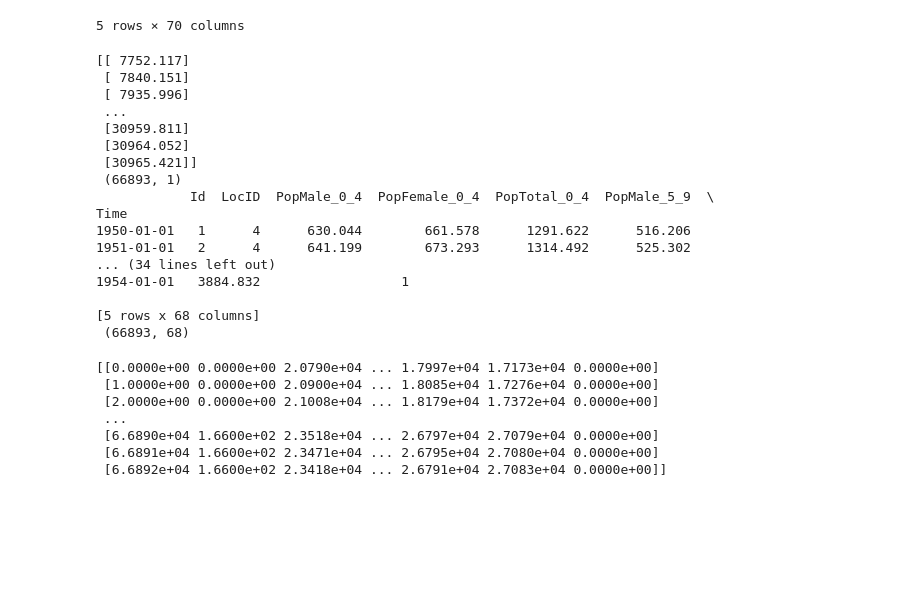
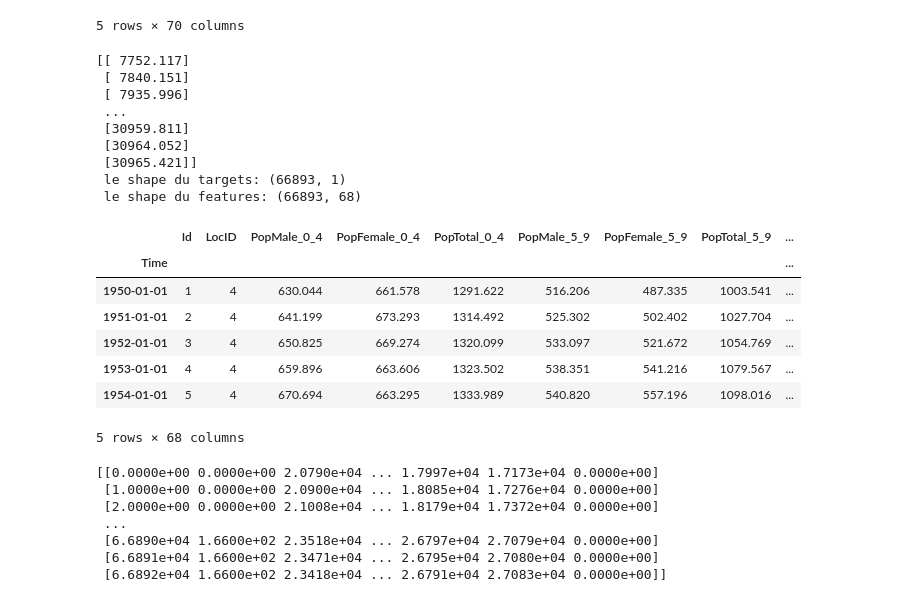
Before and after one commit to Dar-rius/PopulationAnalyze, a Jupyter notebook: machinLearning.ipynb, the cells around one changed output. Cells and saved outputs as stored; diff of their text form; code cells hidden in the pictures; blank space fills up the shorter version.

```diff
--- a/machinLearning.ipynb
+++ b/machinLearning.ipynb
@@ -24,31 +24,32 @@ df.head()
 # %%
 # select Target and Features
 #Targets
 y = df['PopTotal']
 y= y.values.reshape(-1,1)
-print(f"{y} \n {y.shape}")
+print(f"{y} \n le shape du targets: {y.shape}")
 
 #Features
 x = df.drop(['PopTotal', 'Location'], axis =1)
-print(f"{x.head()} \n {x.shape}")
+print(f" le shape du features: {x.shape}")
+x.head()
 # %% [output]
 [[ 7752.117]
  [ 7840.151]
  [ 7935.996]
  ...
  [30959.811]
  [30964.052]
  [30965.421]]
- (66893, 1)
-            Id  LocID  PopMale_0_4  PopFemale_0_4  PopTotal_0_4  PopMale_5_9  \
-Time
-1950-01-01   1      4      630.044        661.578      1291.622      516.206
-1951-01-01   2      4      641.199        673.293      1314.492      525.302
-... (34 lines left out)
-1954-01-01   3884.832                  1
-
-[5 rows x 68 columns]
- (66893, 68)
+ le shape du targets: (66893, 1)
+ le shape du features: (66893, 68)
+|  | Id | LocID | PopMale_0_4 | PopFemale_0_4 | PopTotal_0_4 | PopMale_5_9 | PopFemale_5_9 | PopTotal_5_9 | ... |
+| Time |  |  |  |  |  |  |  |  | ... |
+| 1950-01-01 | 1 | 4 | 630.044 | 661.578 | 1291.622 | 516.206 | 487.335 | 1003.541 | ... |
+| 1951-01-01 | 2 | 4 | 641.199 | 673.293 | 1314.492 | 525.302 | 502.402 | 1027.704 | ... |
+| 1952-01-01 | 3 | 4 | 650.825 | 669.274 | 1320.099 | 533.097 | 521.672 | 1054.769 | ... |
+| 1953-01-01 | 4 | 4 | 659.896 | 663.606 | 1323.502 | 538.351 | 541.216 | 1079.567 | ... |
+| 1954-01-01 | 5 | 4 | 670.694 | 663.295 | 1333.989 | 540.820 | 557.196 | 1098.016 | ... |
+5 rows × 68 columns
 # %%
 #reduct = PCA(n_components=50)
 #x = reduct.fit_transform(x)
```
Also changed, not shown: parts of 2 cells of this notebook.
